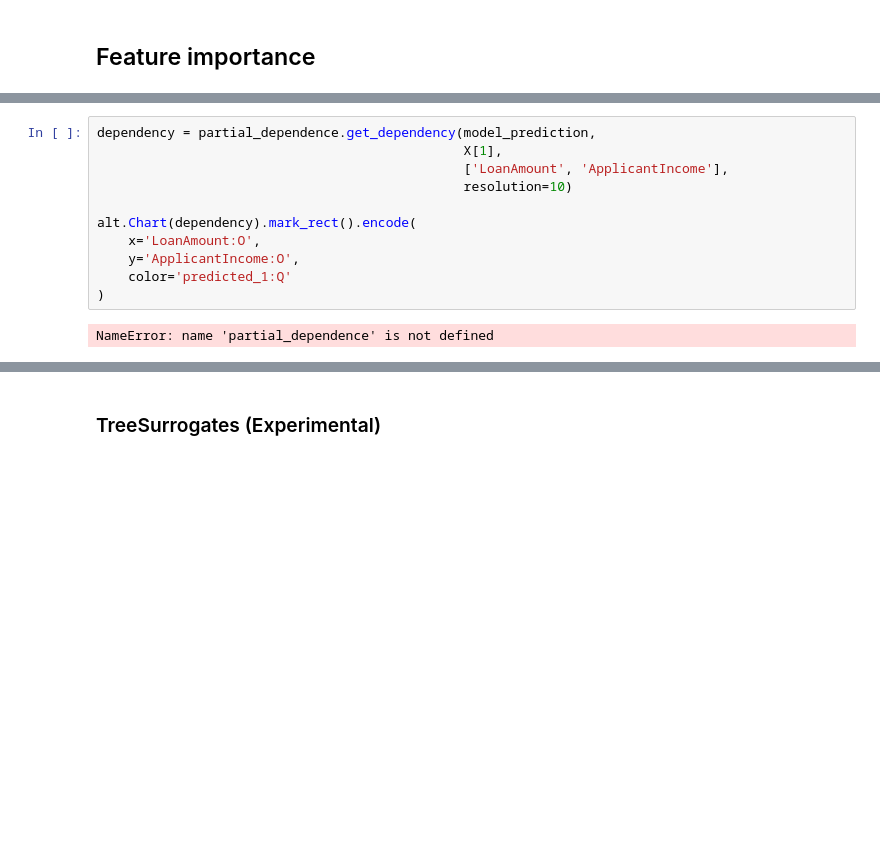
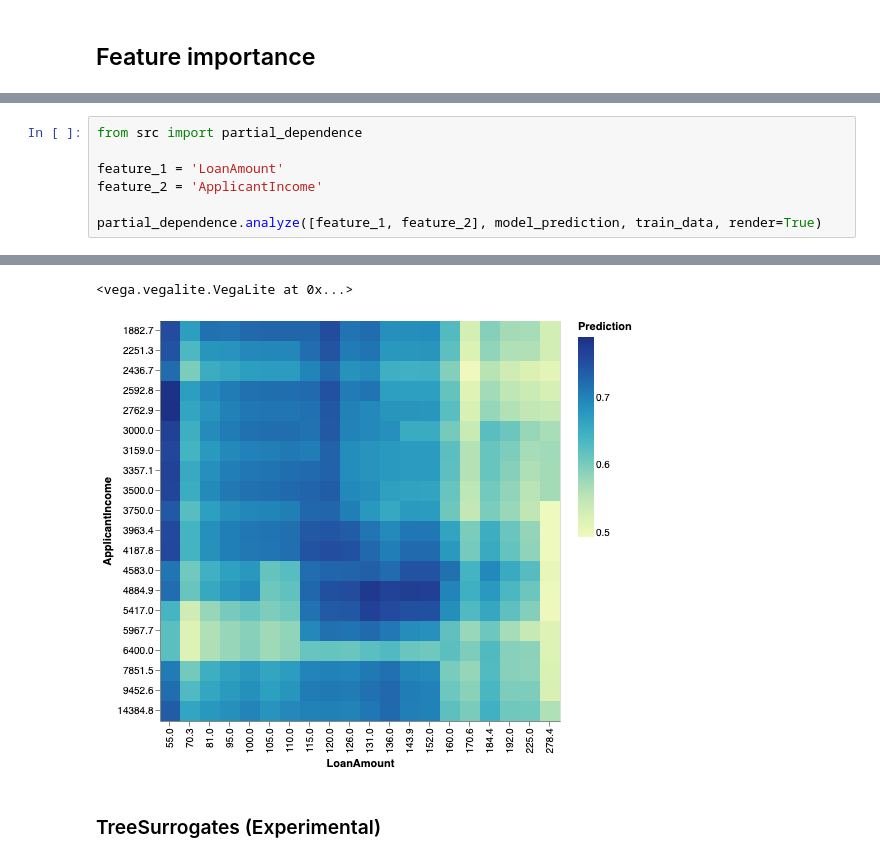
Before and after one commit to YevgenyW/Responsible-DS, a Jupyter notebook: loan_data.ipynb, the cells around one changed output, grey strips where cells are left out. Saved outputs shown, nothing was run; the diff lists cells and outputs as text; blank space fills up the shorter version.

```diff
--- a/loan_data.ipynb
+++ b/loan_data.ipynb
@@ -115,13 +59,8 @@ Chart({
-# %%
-dependency = partial_dependence.get_dependency(model_prediction,
-                                               X[1],
-                                               ['LoanAmount', 'ApplicantIncome'],
-                                               resolution=10)
-
-alt.Chart(dependency).mark_rect().encode(
-    x='LoanAmount:O',
-    y='ApplicantIncome:O',
-    color='predicted_1:Q'
-)
-# %% [output]
-NameError: name 'partial_dependence' is not defined
+# %%
+from src import partial_dependence
+
+feature_1 = 'LoanAmount'
+feature_2 = 'ApplicantIncome'
+
+partial_dependence.analyze([feature_1, feature_2], model_prediction, train_data, render=True)
+# %% [output]
@@ -128,3 +68,5 @@ NameError: name 'partial_dependence' is not defined
+<vega.vegalite.VegaLite at 0x...>
+[figure, added]
 # %% [markdown]
 ### TreeSurrogates (Experimental)
 # %%
```
Also changed, not shown: parts of 5 cells of this notebook, 1 other file.
